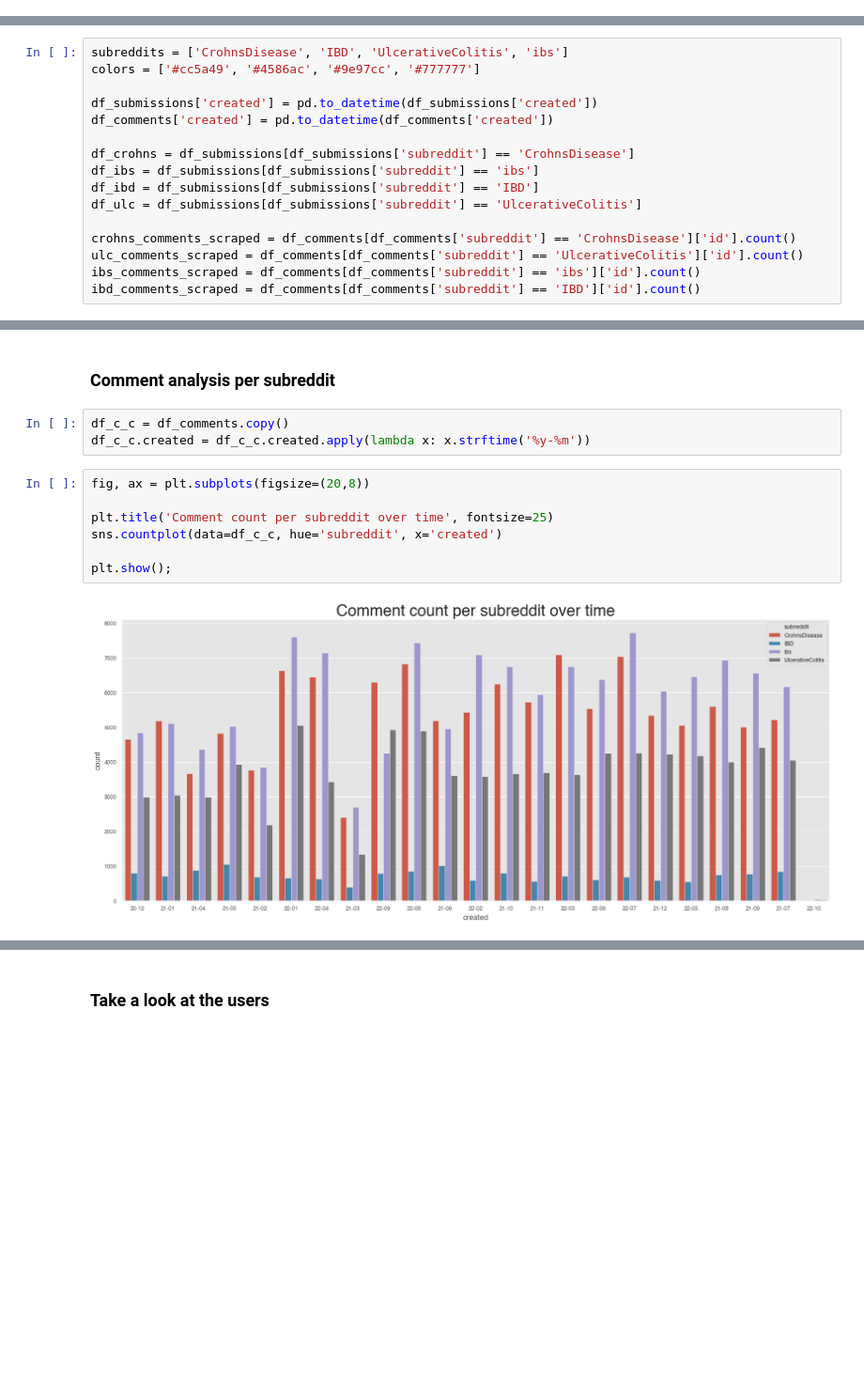
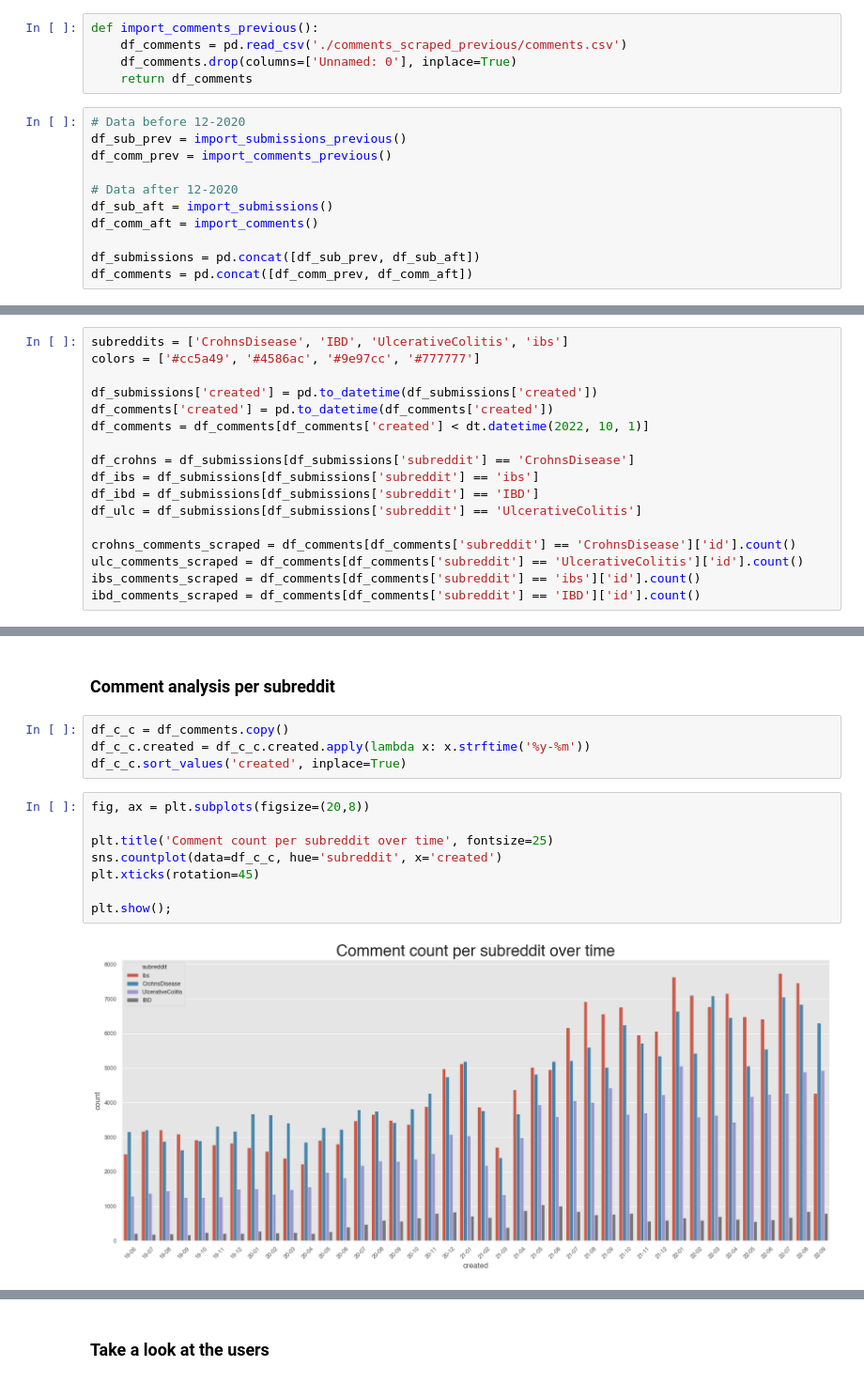
Before and after one commit to micheledinelli/Crohns-Sentiment-Analysis, a Jupyter notebook: data_insights.ipynb, the cells around one changed output, grey strips where cells are left out. Shown at 94% size. Cells and saved outputs as stored; diff of their text form; blank space fills up the shorter version.

```diff
--- a/data_insights.ipynb
+++ b/data_insights.ipynb
@@ -49,3 +65,19 @@ df_comments.drop(columns=['Unnamed: 0'], inplace=True)
+# %%
+def import_comments_previous():
+    df_comments = pd.read_csv('./comments_scraped_previous/comments.csv')
+    df_comments.drop(columns=['Unnamed: 0'], inplace=True)
+    return df_comments
+# %%
+# Data before 12-2020
+df_sub_prev = import_submissions_previous()
+df_comm_prev = import_comments_previous()
+
+# Data after 12-2020
+df_sub_aft = import_submissions()
+df_comm_aft = import_comments()
+
+df_submissions = pd.concat([df_sub_prev, df_sub_aft])
+df_comments = pd.concat([df_comm_prev, df_comm_aft])
 # %% [markdown]
 ## Data Insights <a class="anchor" id="data-insights"></a>
 
@@ -56,6 +88,7 @@ colors = ['#cc5a49', '#4586ac', '#9e97cc', '#777777']
 
 df_submissions['created'] = pd.to_datetime(df_submissions['created'])
 df_comments['created'] = pd.to_datetime(df_comments['created'])
+df_comments = df_comments[df_comments['created'] < dt.datetime(2022, 10, 1)]
 
 df_crohns = df_submissions[df_submissions['subreddit'] == 'CrohnsDisease']
 df_ibs = df_submissions[df_submissions['subreddit'] == 'ibs']
@@ -308,15 +346,17 @@ plt.show();
 # %%
 df_c_c = df_comments.copy()
 df_c_c.created = df_c_c.created.apply(lambda x: x.strftime('%y-%m'))
+df_c_c.sort_values('created', inplace=True)
 # %%
 fig, ax = plt.subplots(figsize=(20,8))
 
 plt.title('Comment count per subreddit over time', fontsize=25)
 sns.countplot(data=df_c_c, hue='subreddit', x='created')
+plt.xticks(rotation=45)
 
 plt.show();
 # %% [output]
-[figure, old version]
+[figure, new version]
 # %%
 fig, [[ax1, ax2], [ax3, ax4]] = plt.subplots(figsize=(20,12), nrows=2, ncols=2)
 
```
Also changed, not shown: parts of 67 cells of this notebook, 2 other files.
